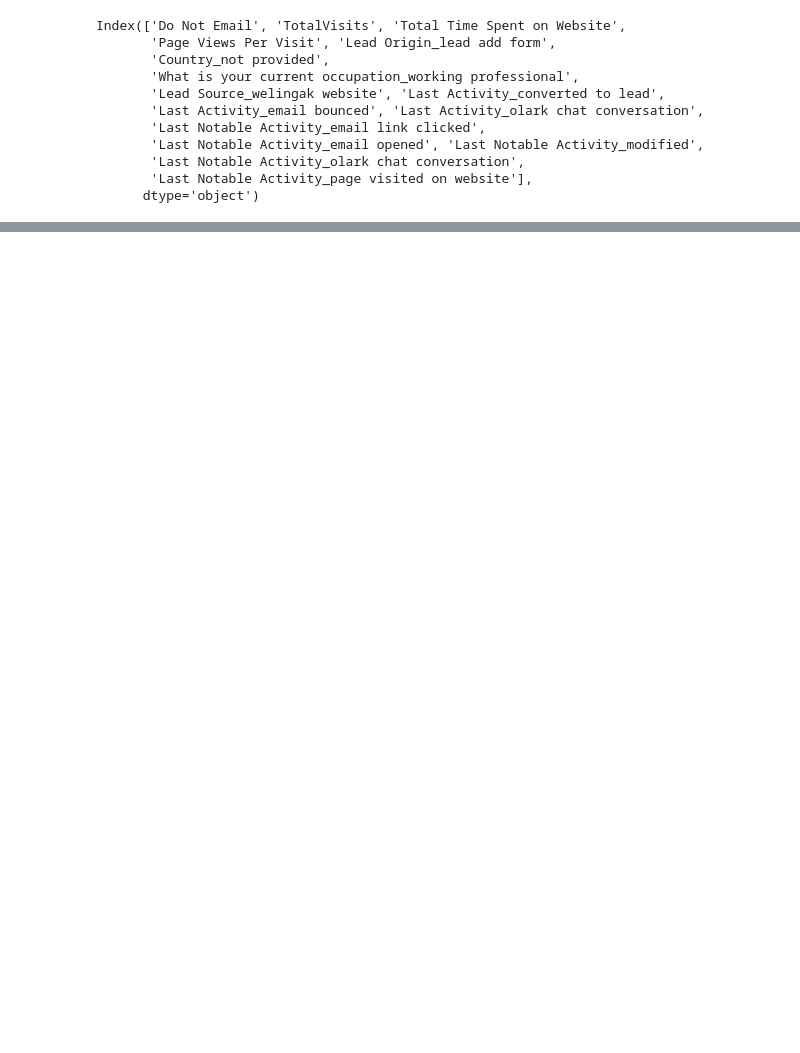
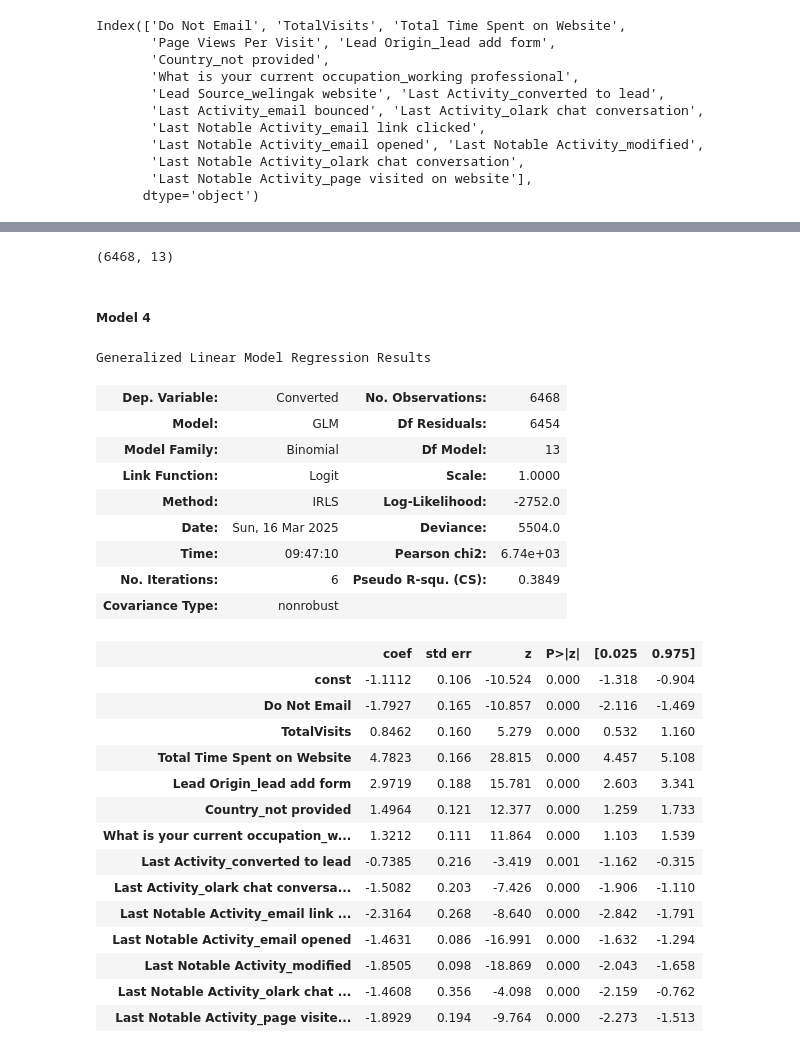
Before and after one commit to D-skywalkerr/Case_study-Leads_scoring, a Jupyter notebook: Leads_scoring.ipynb, the cells around one changed output, grey strips where cells are left out. Saved outputs shown, nothing was run; the diff lists cells and outputs as text; code cells hidden in the pictures; blank space fills up the shorter version.

```diff
--- a/Leads_scoring.ipynb
+++ b/Leads_scoring.ipynb
@@ -1390,0 +1532,40 @@ vif
+# %%
+X_train.drop('Last Activity_email bounced', axis = 1, inplace = True)
+# %%
+X_train.shape
+# %% [output]
+(6468, 13)
+# %% [markdown]
+##### Model 4
+# %%
+# Refit the model with the new set of features
+X_train_sm = sm.add_constant(X_train)
+lgm5 = sm.GLM(y_train, X_train_sm, family = sm.families.Binomial())
+res = lgm5.fit()
+res.summary()
+# %% [output]
+Generalized Linear Model Regression Results
+| Dep. Variable: | Converted | No. Observations: | 6468 |
+| Model: | GLM | Df Residuals: | 6454 |
+| Model Family: | Binomial | Df Model: | 13 |
+| Link Function: | Logit | Scale: | 1.0000 |
+| Method: | IRLS | Log-Likelihood: | -2752.0 |
+| Date: | Sun, 16 Mar 2025 | Deviance: | 5504.0 |
+| Time: | 09:47:10 | Pearson chi2: | 6.74e+03 |
+| No. Iterations: | 6 | Pseudo R-squ. (CS): | 0.3849 |
+| Covariance Type: | nonrobust |  |  |
+|  | coef | std err | z | P>|z| | [0.025 | 0.975] |
+| const | -1.1112 | 0.106 | -10.524 | 0.000 | -1.318 | -0.904 |
+| Do Not Email | -1.7927 | 0.165 | -10.857 | 0.000 | -2.116 | -1.469 |
+| TotalVisits | 0.8462 | 0.160 | 5.279 | 0.000 | 0.532 | 1.160 |
+| Total Time Spent on Website | 4.7823 | 0.166 | 28.815 | 0.000 | 4.457 | 5.108 |
+| Lead Origin_lead add form | 2.9719 | 0.188 | 15.781 | 0.000 | 2.603 | 3.341 |
+| Country_not provided | 1.4964 | 0.121 | 12.377 | 0.000 | 1.259 | 1.733 |
+| What is your current occupation_w... | 1.3212 | 0.111 | 11.864 | 0.000 | 1.103 | 1.539 |
+| Last Activity_converted to lead | -0.7385 | 0.216 | -3.419 | 0.001 | -1.162 | -0.315 |
+| Last Activity_olark chat conversa... | -1.5082 | 0.203 | -7.426 | 0.000 | -1.906 | -1.110 |
+| Last Notable Activity_email link ... | -2.3164 | 0.268 | -8.640 | 0.000 | -2.842 | -1.791 |
+| Last Notable Activity_email opened | -1.4631 | 0.086 | -16.991 | 0.000 | -1.632 | -1.294 |
+| Last Notable Activity_modified | -1.8505 | 0.098 | -18.869 | 0.000 | -2.043 | -1.658 |
+| Last Notable Activity_olark chat ... | -1.4608 | 0.356 | -4.098 | 0.000 | -2.159 | -0.762 |
+| Last Notable Activity_page visite... | -1.8929 | 0.194 | -9.764 | 0.000 | -2.273 | -1.513 |
```
Also changed, not shown: parts of 36 cells of this notebook.
